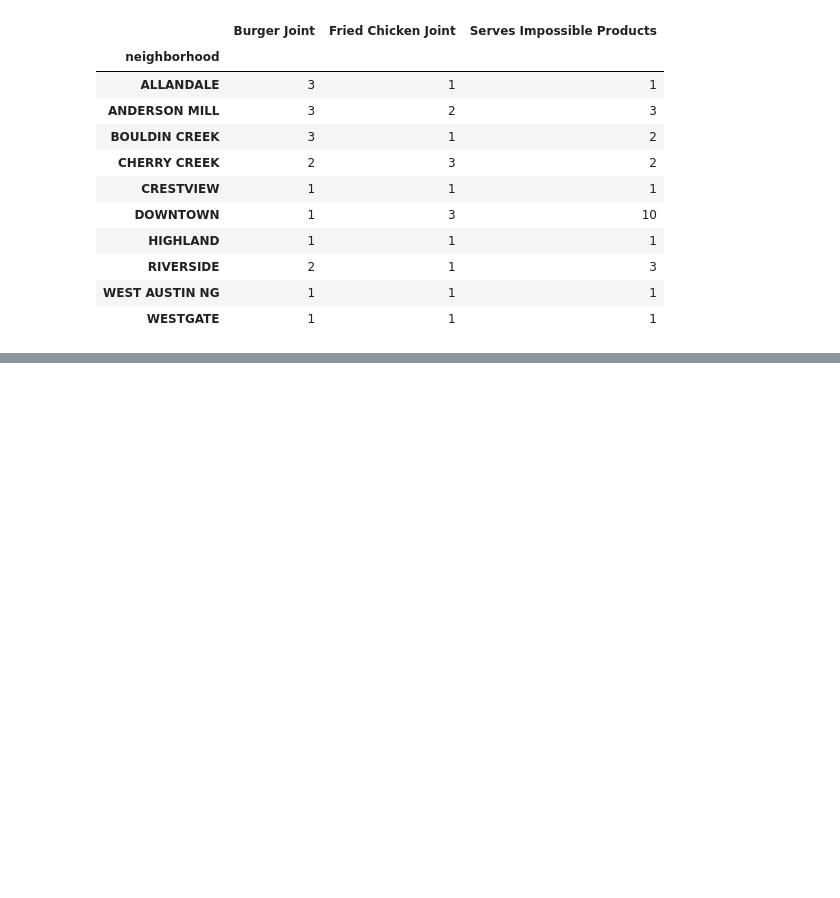
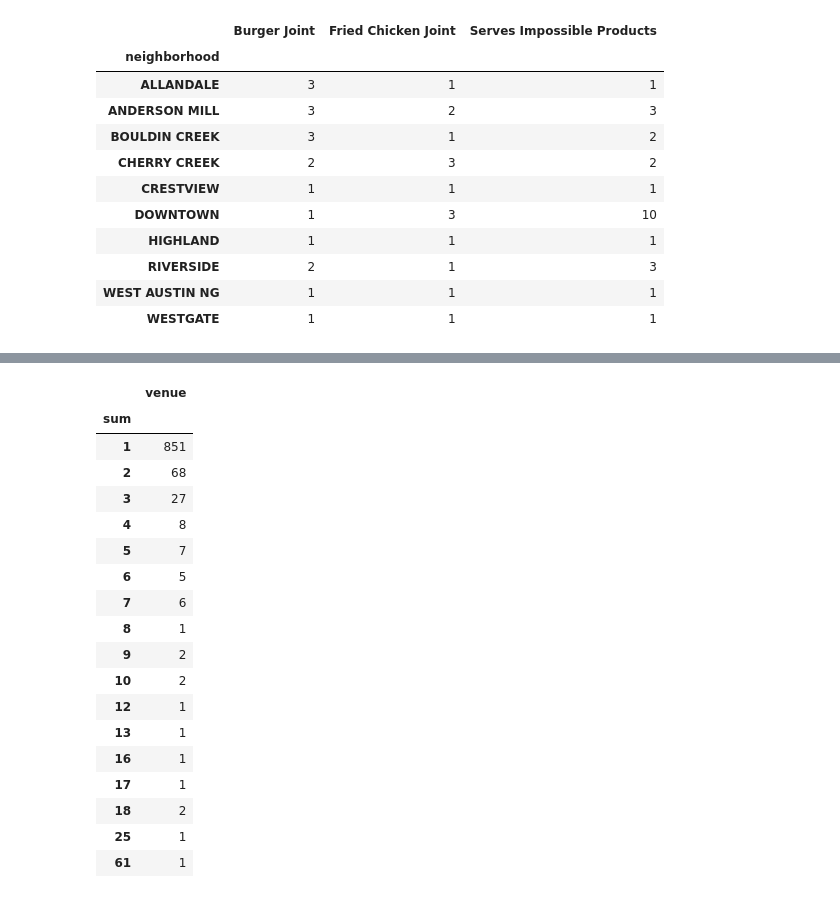
Before and after one commit to campbel94/GA-Capstone, a Jupyter notebook: eda.ipynb, the cells around one changed output, grey strips where cells are left out. Drawn from its saved outputs; the diff is of its cells as text; code cells hidden in the pictures; blank space fills up the shorter version.

```diff
--- a/eda.ipynb
+++ b/eda.ipynb
@@ -275,3 +334,10 @@ top_3_df[(top_3_df['Burger Joint'] > 0) & (top_3_df['Fried Chicken Joint'] > 0)
 | RIVERSIDE | 2 | 1 | 3 |
 | WEST AUSTIN NG | 1 | 1 | 1 |
 | WESTGATE | 1 | 1 | 1 |
+# %%
+venues_df = pd.DataFrame(data=df['venue'].value_counts().reset_index()).rename(columns={'index': 'venue', 'venue': 'sum'})
+for i in range(1, len(venues_df)):
+    if len(venues_df[venues_df['sum']==i]) == 0:
+        pass
+    else:
+        print(i, len(venues_df[venues_df['sum']==i]))
@@ -277,0 +362,22 @@ top_3_df[(top_3_df['Burger Joint'] > 0) & (top_3_df['Fried Chicken Joint'] > 0)
+# %%
+venues_df.groupby('sum').count()
+# %% [output]
+|  | venue |
+| sum |  |
+| 1 | 851 |
+| 2 | 68 |
+| 3 | 27 |
+| 4 | 8 |
+| 5 | 7 |
+| 6 | 5 |
+| 7 | 6 |
+| 8 | 1 |
+| 9 | 2 |
+| 10 | 2 |
+| 12 | 1 |
+| 13 | 1 |
+| 16 | 1 |
+| 17 | 1 |
+| 18 | 2 |
+| 25 | 1 |
+| 61 | 1 |
```
Also changed, not shown: parts of 13 cells of this notebook, 21 other files.
